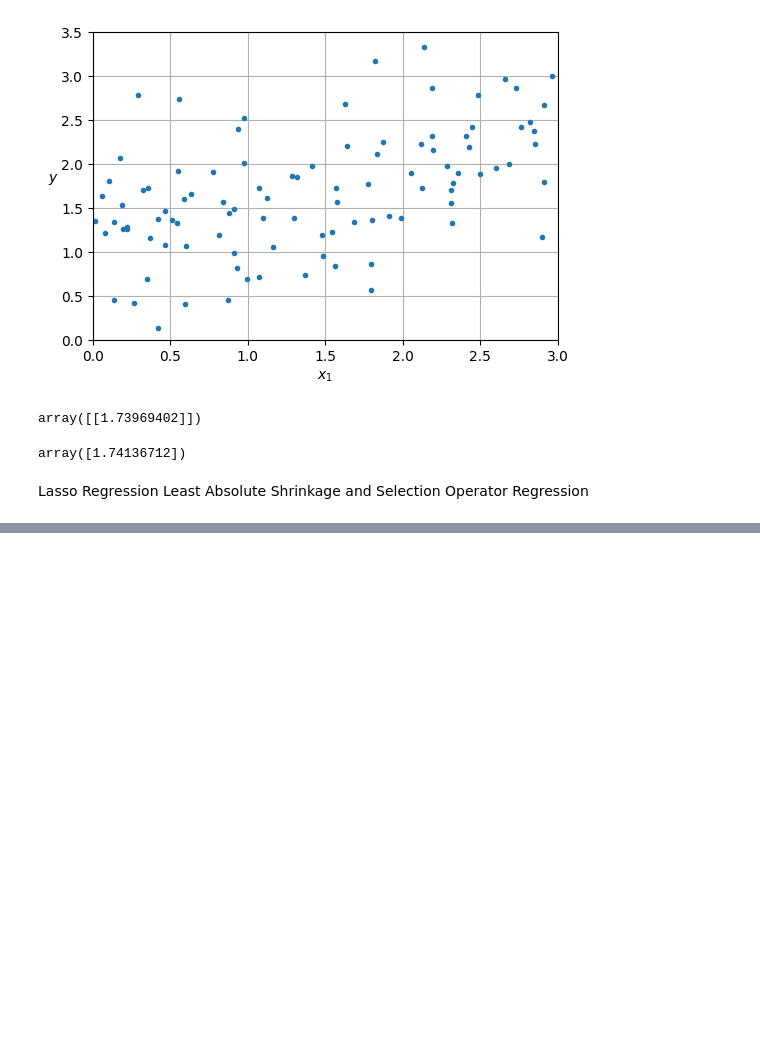
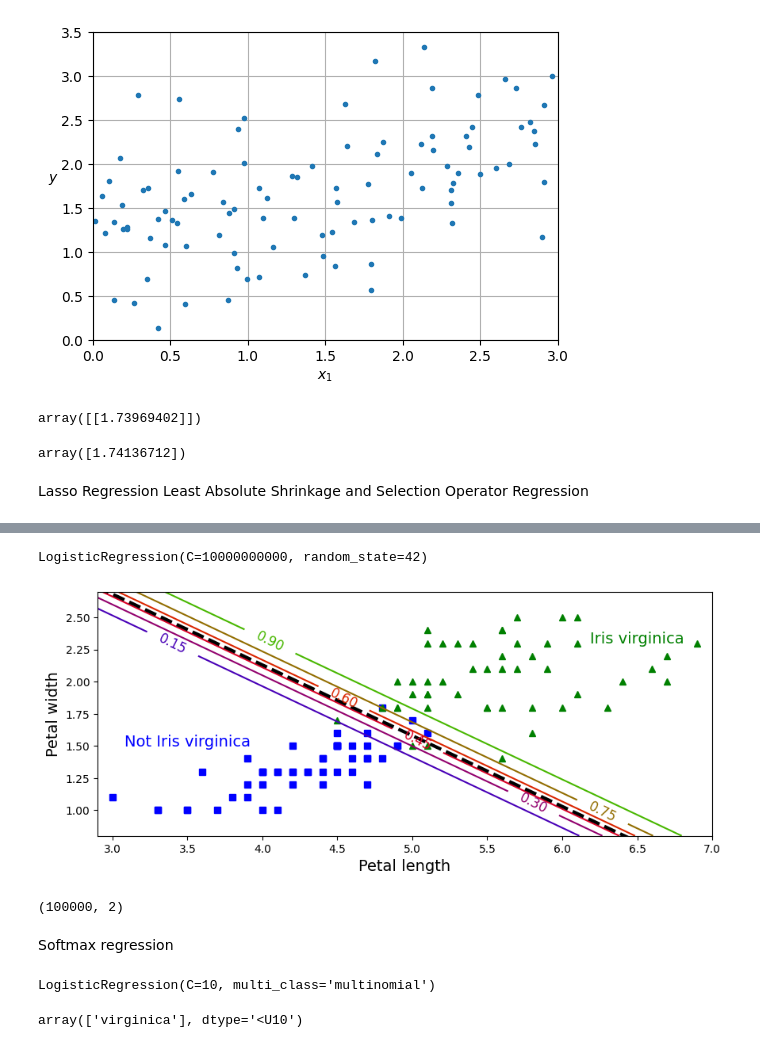
Before and after one commit to francovaro/hands-on-ml, a Jupyter notebook: 4-training-models/trainingmodels.ipynb, the cells around one changed output, grey strips where cells are left out. Drawn from its saved outputs; the diff is of its cells as text; code cells hidden in the pictures; blank space fills up the shorter version.

```diff
--- a/4-training-models/trainingmodels.ipynb
+++ b/4-training-models/trainingmodels.ipynb
@@ -288,0 +383,46 @@ Least Absolute Shrinkage and Selection Operator Regression
+# %%
+X_2feat_iris = iris["data"][:, (2, 3)]  # index 3 is petal width!
+
+y_2feat_iris = (iris["target"] == 2).astype(np.int_)  # 1 if Iris virginica, else 0. and convert to int!
+# %%
+# note that C in the inverse of theta (the learning rate!! )
+log_reg_2feat = LogisticRegression(solver="lbfgs", C=10**10, random_state=42)
+log_reg_2feat.fit(X_2feat_iris, y_2feat_iris)
+# %% [output]
+LogisticRegression(C=10000000000, random_state=42)
+# %%
+len_test, widh_test = np.meshgrid(
+        np.linspace(2.9, 7, 500).reshape(-1, 1), # length
+        np.linspace(0.8, 2.7, 200).reshape(-1, 1), # width
+    )
+X_2feat = np.c_[len_test.ravel(), widh_test.ravel()] # C concatenate !
+
+y_prb_2feat = log_reg_2feat.predict_proba(X_2feat)
+
+plt.figure(figsize=(10, 4))
+plt.plot(X_2feat_iris[y_2feat_iris==0, 0], X_2feat_iris[y_2feat_iris==0, 1], "bs")
+plt.plot(X_2feat_iris[y_2feat_iris==1, 0], X_2feat_iris[y_2feat_iris==1, 1], "g^")
+
+zz = y_prb_2feat[:, 1].reshape(len_test.shape)
+contour = plt.contour(len_test, widh_test, zz, cmap=plt.cm.brg)
+
+
+left_right = np.array([2.9, 7])
+boundary = -(log_reg_2feat.coef_[0][0] * left_right + log_reg_2feat.intercept_[0]) / log_reg_2feat.coef_[0][1]
+
+plt.clabel(contour, inline=1, fontsize=12)
+plt.plot(left_right, boundary, "k--", linewidth=3)
+plt.text(3.5, 1.5, "Not Iris virginica", fontsize=14, color="b", ha="center")
+plt.text(6.5, 2.3, "Iris virginica", fontsize=14, color="g", ha="center")
+plt.xlabel("Petal length", fontsize=14)
+plt.ylabel("Petal width", fontsize=14)
+plt.axis([2.9, 7, 0.8, 2.7])
+plt.show()
+# %% [output]
+[figure, added]
+# %%
+X_2feat.shape
+# %% [output]
+(100000, 2)
+# %% [markdown]
+Softmax regression
@@ -288,0 +433,12 @@ Least Absolute Shrinkage and Selection Operator Regression
+# %%
+y_softmax_iris = iris["target"]
+
+softmax_reg = LogisticRegression(multi_class="multinomial", solver="lbfgs", C=10)
+softmax_reg.fit(X_2feat_iris, y_softmax_iris)
+# %% [output]
+LogisticRegression(C=10, multi_class='multinomial')
+# %%
+# test with 5cm length and 2 cm widht
+iris.target_names[softmax_reg.predict([[5, 2]])]
+# %% [output]
+array(['virginica'], dtype='<U10')
```
Also changed, not shown: parts of 31 cells of this notebook, 1 other file.
